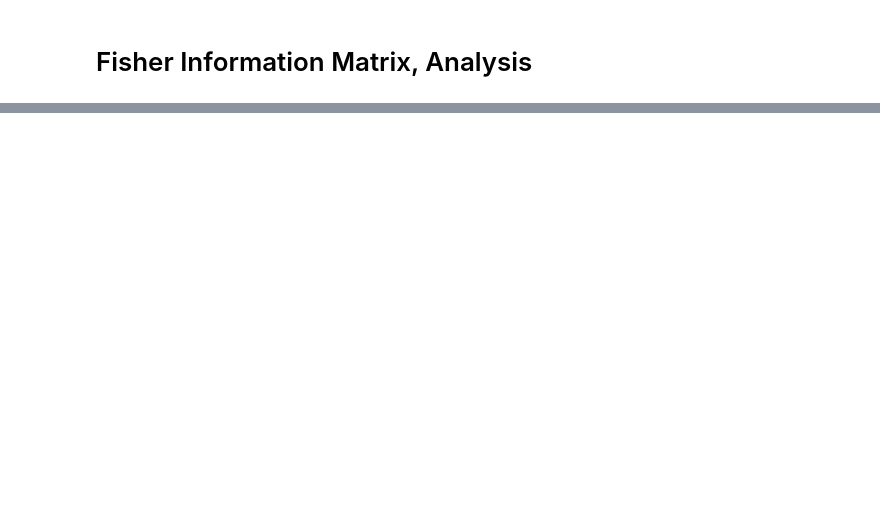
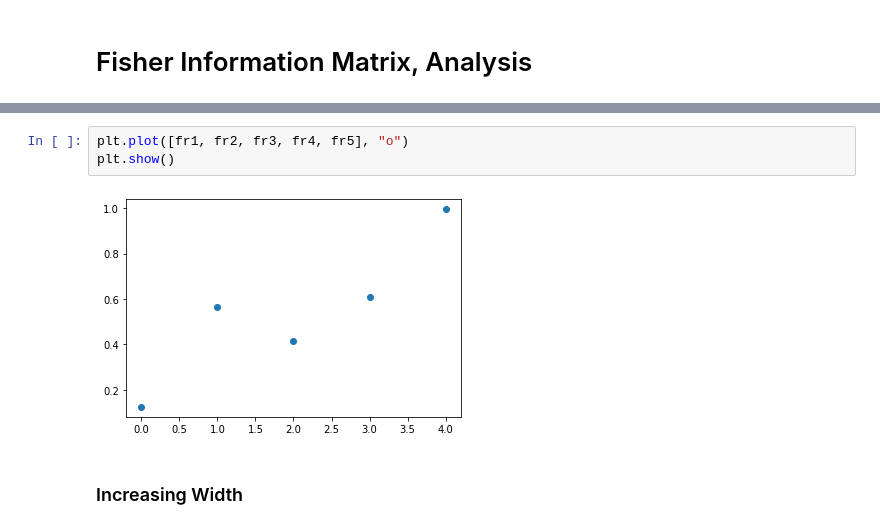
Before and after one commit to KristianWold/Thesis, a Jupyter notebook: notebooks/analysis/Fisher Information Matrix.ipynb, the cells around one changed output, grey strips where cells are left out. Cells and saved outputs as stored; diff of their text form; blank space fills up the shorter version.

```diff
--- a/notebooks/analysis/Fisher Information Matrix.ipynb
+++ b/notebooks/analysis/Fisher Information Matrix.ipynb
@@ -22,0 +56,7 @@ FileNotFoundError: [Errno 2] No such file or directory: '../../results/data/fim_
+# %%
+plt.plot([fr1, fr2, fr3, fr4, fr5], "o")
+plt.show()
+# %% [output]
+[figure, added]
+# %% [markdown]
+### Increasing Width
```
Also changed, not shown: parts of 26 cells of this notebook, 23 other files.
